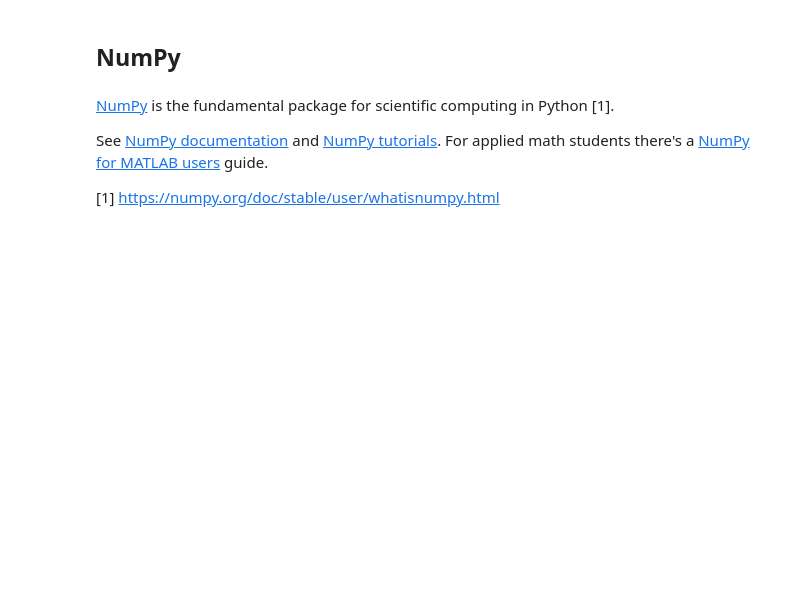
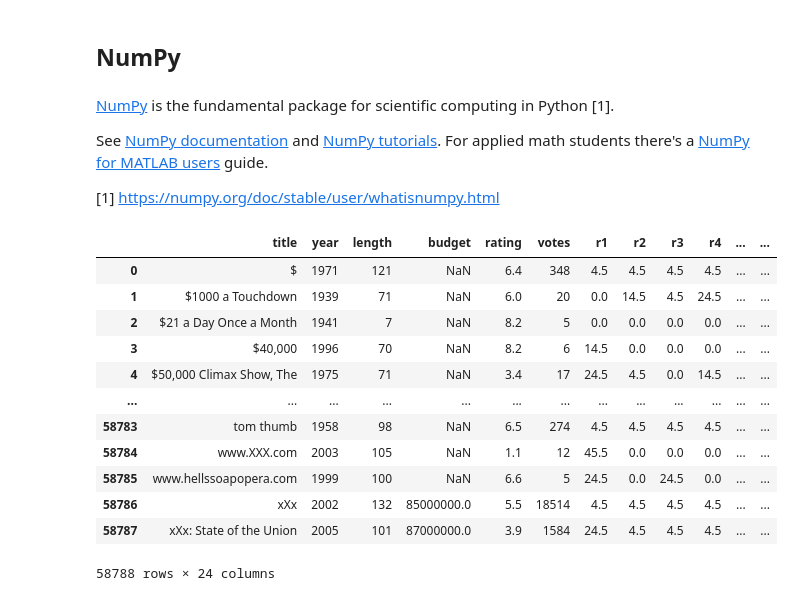
Before and after one commit to geordi/skj-course, a Jupyter notebook: notebooks/lecture_13_math.ipynb, the cells around one changed output. Saved outputs shown, nothing was run; the diff lists cells and outputs as text; code cells hidden in the pictures; blank space fills up the shorter version.

Commit message:
WIP: Math notebook update (Movies DB example)

```diff
--- a/notebooks/lecture_13_math.ipynb
+++ b/notebooks/lecture_13_math.ipynb
@@ -87,3 +102,22 @@ Find the eigenvalues of $\left[\begin{matrix}1 & 2 \\ 2 & 2\end{matrix}\right]$.
 See [NumPy documentation](https://numpy.org/doc/stable/user/index.html) and [NumPy tutorials](https://numpy.org/numpy-tutorials/applications.html). For applied math students there's a [NumPy for MATLAB users](https://numpy.org/doc/stable/user/numpy-for-matlab-users.html) guide.
 
 [1] [https://numpy.org/doc/stable/user/whatisnumpy.html](https://numpy.org/doc/stable/user/whatisnumpy.html)
+# %%
+import pandas as pd
+
+df = pd.read_csv('movies.csv')
+df
+# %% [output]
+|  | title | year | length | budget | rating | votes | r1 | r2 | r3 | r4 | ... | ... |
+| 0 | $ | 1971 | 121 | NaN | 6.4 | 348 | 4.5 | 4.5 | 4.5 | 4.5 | ... | ... |
+| 1 | $1000 a Touchdown | 1939 | 71 | NaN | 6.0 | 20 | 0.0 | 14.5 | 4.5 | 24.5 | ... | ... |
+| 2 | $21 a Day Once a Month | 1941 | 7 | NaN | 8.2 | 5 | 0.0 | 0.0 | 0.0 | 0.0 | ... | ... |
+| 3 | $40,000 | 1996 | 70 | NaN | 8.2 | 6 | 14.5 | 0.0 | 0.0 | 0.0 | ... | ... |
+| 4 | $50,000 Climax Show, The | 1975 | 71 | NaN | 3.4 | 17 | 24.5 | 4.5 | 0.0 | 14.5 | ... | ... |
+| ... | ... | ... | ... | ... | ... | ... | ... | ... | ... | ... | ... | ... |
+| 58783 | tom thumb | 1958 | 98 | NaN | 6.5 | 274 | 4.5 | 4.5 | 4.5 | 4.5 | ... | ... |
+| 58784 | www.XXX.com | 2003 | 105 | NaN | 1.1 | 12 | 45.5 | 0.0 | 0.0 | 0.0 | ... | ... |
+| 58785 | www.hellssoapopera.com | 1999 | 100 | NaN | 6.6 | 5 | 24.5 | 0.0 | 24.5 | 0.0 | ... | ... |
+| 58786 | xXx | 2002 | 132 | 85000000.0 | 5.5 | 18514 | 4.5 | 4.5 | 4.5 | 4.5 | ... | ... |
+| 58787 | xXx: State of the Union | 2005 | 101 | 87000000.0 | 3.9 | 1584 | 24.5 | 4.5 | 4.5 | 4.5 | ... | ... |
+58788 rows × 24 columns
```
Also changed, not shown: parts of 9 cells of this notebook.
